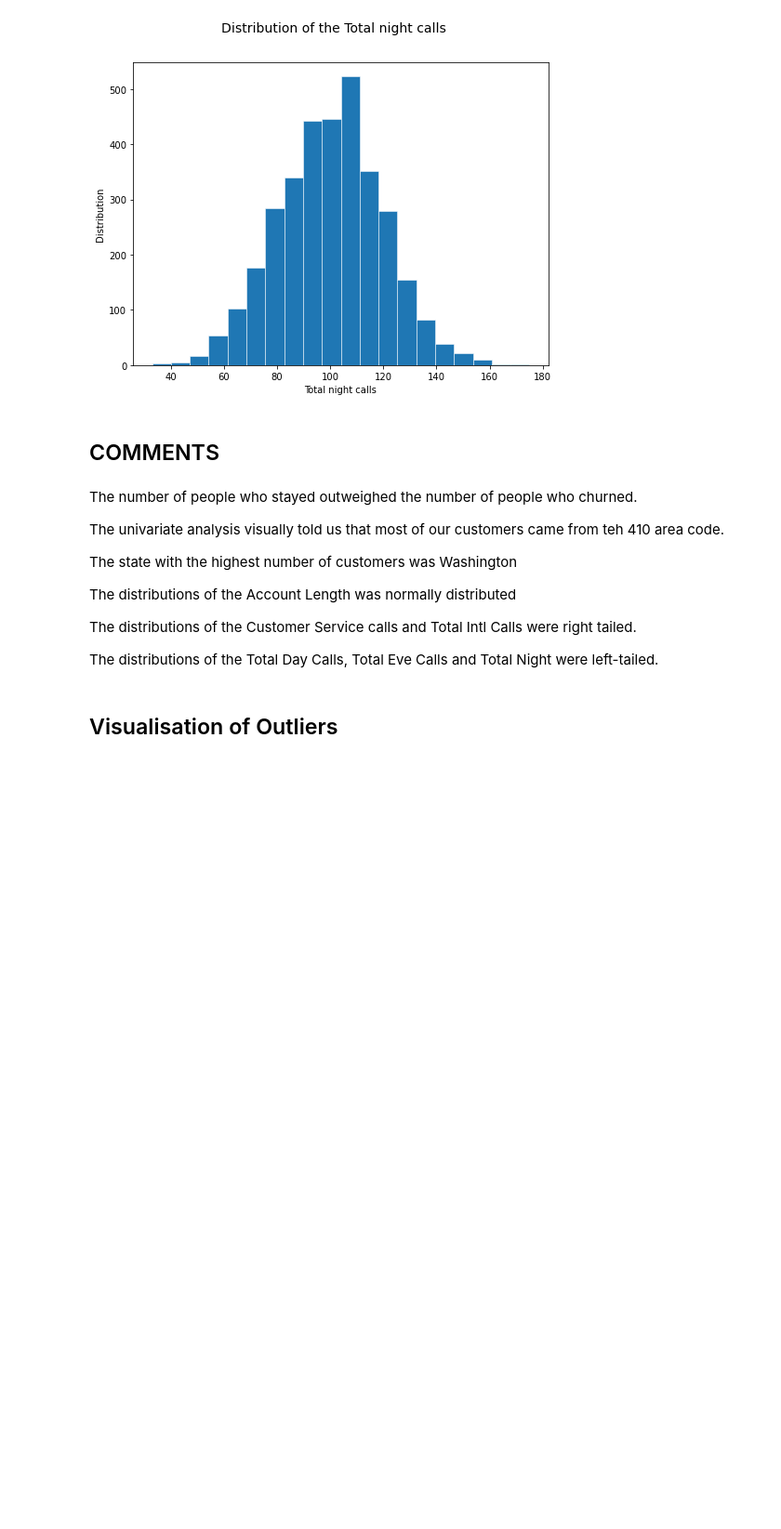
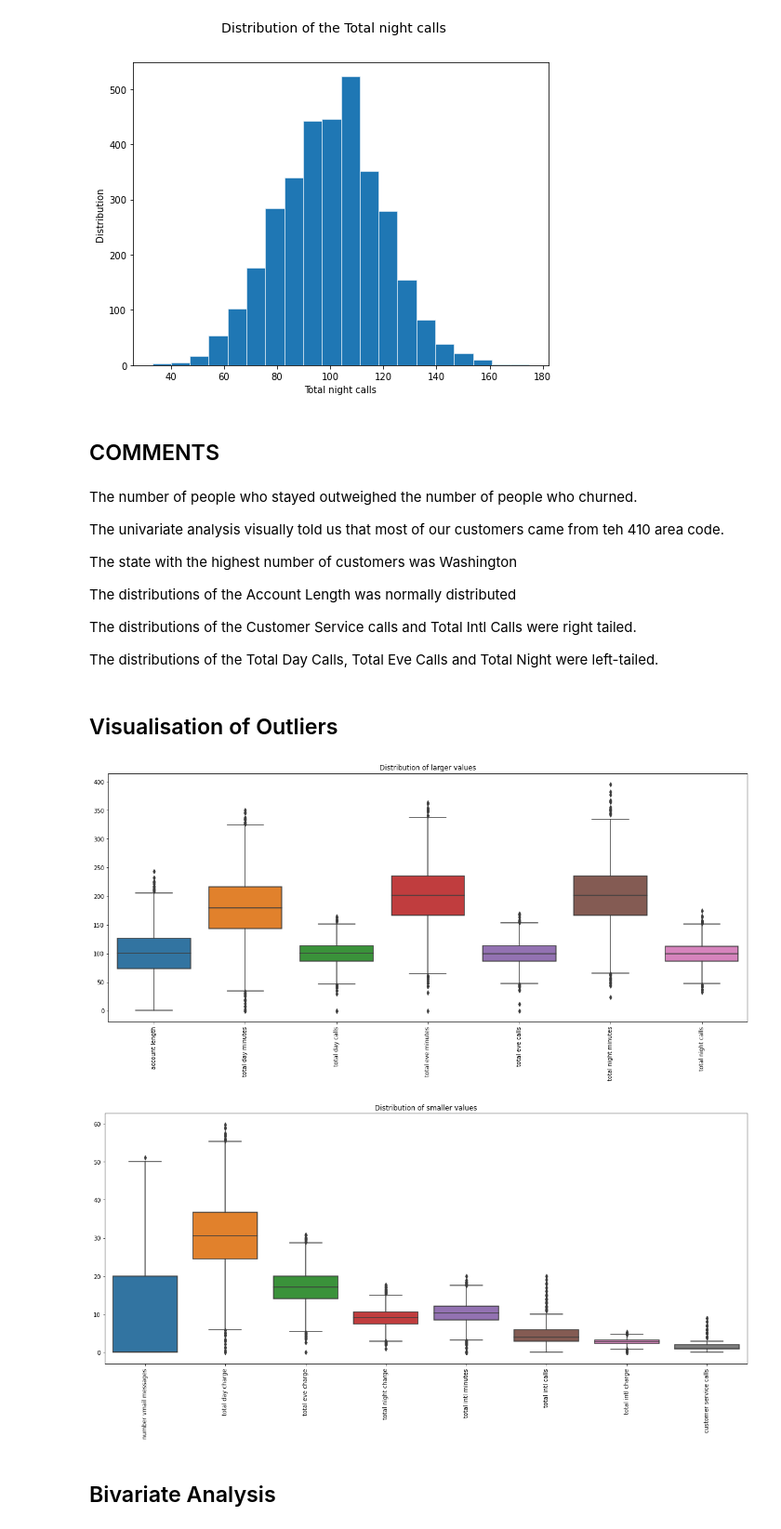
Before and after one commit to Choxy1/syria-tel, a Jupyter notebook: index.ipynb, the cells around one changed output. Shown at 93% size. Cells and saved outputs as stored; diff of their text form; code cells hidden in the pictures; blank space fills up the shorter version.

Commit message:
Bivriate Analysis

```diff
--- a/index.ipynb
+++ b/index.ipynb
@@ -759,3 +759,32 @@ The distributions of the Customer Service calls and Total Intl Calls were right
 The distributions of the Total Day Calls, Total Eve Calls and Total Night were left-tailed.
 # %% [markdown]
 ## Visualisation of Outliers
+# %%
+#Checking for outliers in the data
+# List of columns for the first boxplot
+large_box = ['account length','total day minutes','total day calls', 'total eve minutes',
+             'total eve calls','total night minutes','total night calls']
+
+# List of columns for the second boxplot
+small_box = ['number vmail messages', 'total day charge', 'total eve charge', 'total night charge',
+             'total intl minutes', 'total intl calls', 'total intl charge', 'customer service calls']
+
+def plot_boxplots(lists, larger=True, title=None):
+    fig, axes = plt.subplots(figsize=(20, 8))
+
+    sns.boxplot(data=df[lists], ax=axes)
+    axes.set_xticklabels(axes.get_xticklabels(), rotation=90)
+
+    if title == None:
+        axes.set_title('Distribution of' + (' larger values' if larger == True else ' smaller values'))
+
+    # Show the plot
+    plt.show()
+
+plot_boxplots(large_box)
+plot_boxplots(small_box, larger=False)
+# %% [output]
+[figure, added]
+[figure, added]
+# %% [markdown]
+## Bivariate Analysis
```
